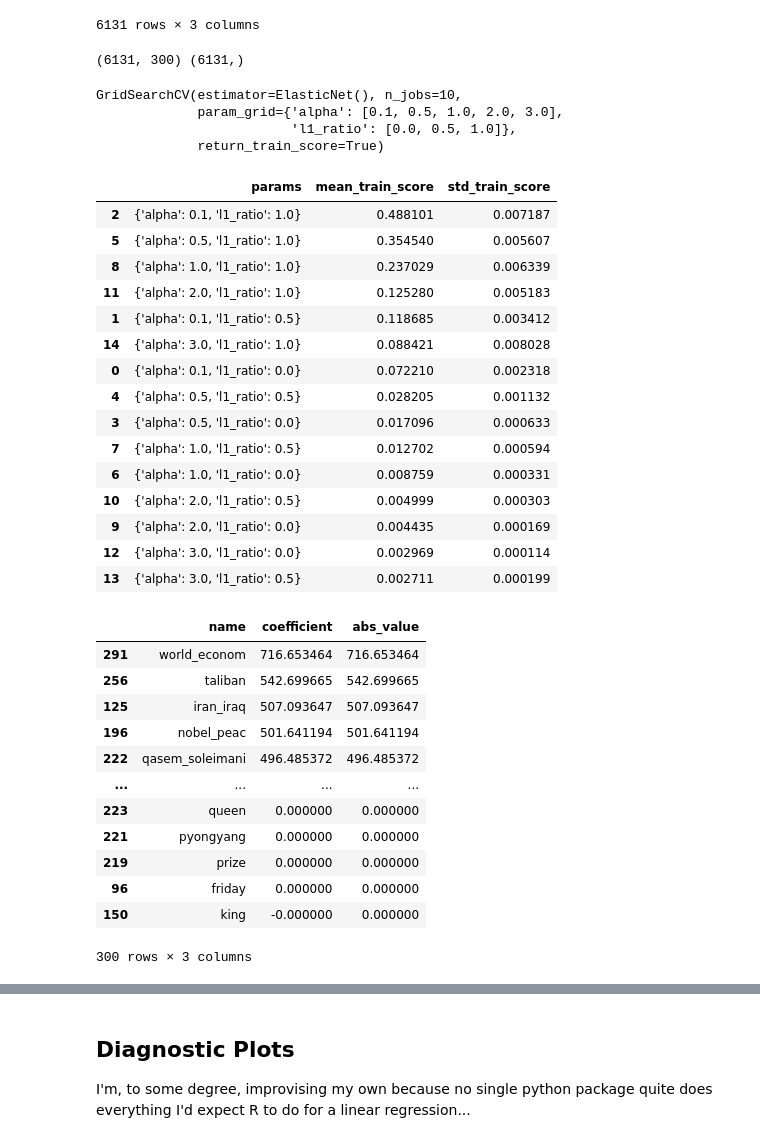
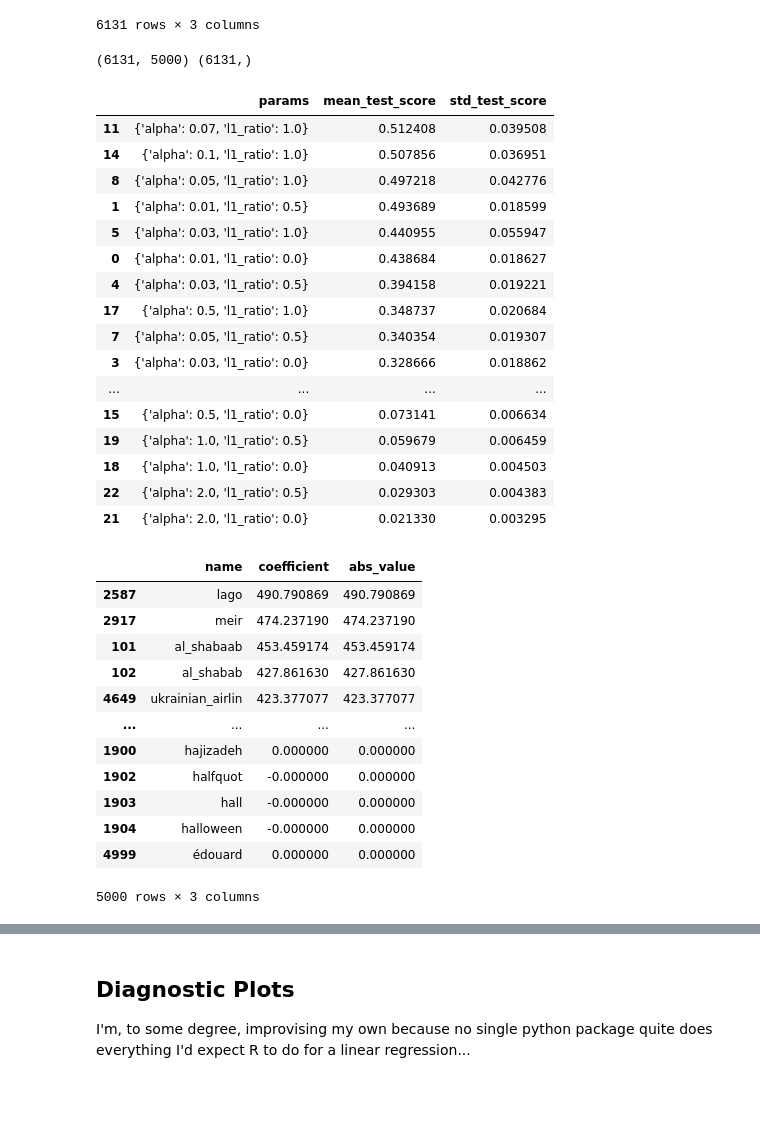
Before and after one commit to MartinChrisWood/news_crow, a Jupyter notebook: 07_ML_predict_size.ipynb, the cells around one changed output, grey strips where cells are left out. Cells and saved outputs as stored; diff of their text form; code cells hidden in the pictures; blank space fills up the shorter version.

```diff
--- a/07_ML_predict_size.ipynb
+++ b/07_ML_predict_size.ipynb
@@ -77,8 +81,8 @@ df[['cluster_size', 'tokens', 'phrased_tokens']]
 | 31392 | 584 | [faulti, mask, sent, uk, care, ho... | [faulti, mask, uk, care_home, fea... |
 6131 rows × 3 columns
 # %%
-vectorizer = TfidfVectorizer(decode_error="ignore",
-                             max_features=300)
+# vectorizer = TfidfVectorizer(decode_error="ignore", max_features=1000)
+vectorizer = CountVectorizer(decode_error="ignore", max_features=5000)
 
 # Create feature vectors
 X = vectorizer.fit_transform(df['phrased_tokens'].apply(" ".join))
@@ -92,13 +96,13 @@ print(X.shape, y.shape)
 # Split the data, save 'test' for final pass
 X_train, X_test, y_train, y_test = train_test_split(X, y, test_size=0.33, random_state=42)
 # %% [output]
-(6131, 300) (6131,)
+(6131, 5000) (6131,)
 # %%
-# Define the measurements we want to make
-scoring = {'MSE': make_scorer(mean_squared_error),
-           'MAE': make_scorer(mean_absolute_error)}
+# Define the measurements we want to make (GridSearch will default to MSE)
+#scoring = {'MSE': make_scorer(mean_squared_error),
+#           'MAE': make_scorer(mean_absolute_error)}
 
-parameters = {'alpha':[0.1, 0.5, 1.0, 2.0, 3.0],
+parameters = {'alpha':[0.01, 0.03, 0.05, 0.07, 0.1, 0.5, 1.0, 2.0],
               'l1_ratio': [0.0, 0.5, 1.0]}
 
 model = ElasticNet()
@@ -114,33 +118,29 @@ clf = GridSearchCV(estimator=model,
 clf.fit(X_train, y_train)
 
 y_pred = clf.predict(X_train)
-# %% [output]
-GridSearchCV(estimator=ElasticNet(), n_jobs=10,
-             param_grid={'alpha': [0.1, 0.5, 1.0, 2.0, 3.0],
-                         'l1_ratio': [0.0, 0.5, 1.0]},
-             return_train_score=True)
 # %%
 # Look at the performance of each hyperparameter combination
 pd.DataFrame(clf.cv_results_)\
-  [['params', 'mean_train_score', 'std_train_score']]\
-  .sort_values("mean_train_score", ascending=False)
+  [['params', 'mean_test_score', 'std_test_score']]\
+  .sort_values("mean_test_score", ascending=False)
 # %% [output]
-|  | params | mean_train_score | std_train_score |
-| 2 | {'alpha': 0.1, 'l1_ratio': 1.0} | 0.488101 | 0.007187 |
-| 5 | {'alpha': 0.5, 'l1_ratio': 1.0} | 0.354540 | 0.005607 |
-| 8 | {'alpha': 1.0, 'l1_ratio': 1.0} | 0.237029 | 0.006339 |
-| 11 | {'alpha': 2.0, 'l1_ratio': 1.0} | 0.125280 | 0.005183 |
-| 1 | {'alpha': 0.1, 'l1_ratio': 0.5} | 0.118685 | 0.003412 |
-| 14 | {'alpha': 3.0, 'l1_ratio': 1.0} | 0.088421 | 0.008028 |
-| 0 | {'alpha': 0.1, 'l1_ratio': 0.0} | 0.072210 | 0.002318 |
-| 4 | {'alpha': 0.5, 'l1_ratio': 0.5} | 0.028205 | 0.001132 |
-| 3 | {'alpha': 0.5, 'l1_ratio': 0.0} | 0.017096 | 0.000633 |
-| 7 | {'alpha': 1.0, 'l1_ratio': 0.5} | 0.012702 | 0.000594 |
-| 6 | {'alpha': 1.0, 'l1_ratio': 0.0} | 0.008759 | 0.000331 |
-| 10 | {'alpha': 2.0, 'l1_ratio': 0.5} | 0.004999 | 0.000303 |
-| 9 | {'alpha': 2.0, 'l1_ratio': 0.0} | 0.004435 | 0.000169 |
-| 12 | {'alpha': 3.0, 'l1_ratio': 0.0} | 0.002969 | 0.000114 |
-| 13 | {'alpha': 3.0, 'l1_ratio': 0.5} | 0.002711 | 0.000199 |
+|  | params | mean_test_score | std_test_score |
+| 11 | {'alpha': 0.07, 'l1_ratio': 1.0} | 0.512408 | 0.039508 |
+| 14 | {'alpha': 0.1, 'l1_ratio': 1.0} | 0.507856 | 0.036951 |
+| 8 | {'alpha': 0.05, 'l1_ratio': 1.0} | 0.497218 | 0.042776 |
+| 1 | {'alpha': 0.01, 'l1_ratio': 0.5} | 0.493689 | 0.018599 |
+| 5 | {'alpha': 0.03, 'l1_ratio': 1.0} | 0.440955 | 0.055947 |
+| 0 | {'alpha': 0.01, 'l1_ratio': 0.0} | 0.438684 | 0.018627 |
+| 4 | {'alpha': 0.03, 'l1_ratio': 0.5} | 0.394158 | 0.019221 |
+| 17 | {'alpha': 0.5, 'l1_ratio': 1.0} | 0.348737 | 0.020684 |
+| 7 | {'alpha': 0.05, 'l1_ratio': 0.5} | 0.340354 | 0.019307 |
+| 3 | {'alpha': 0.03, 'l1_ratio': 0.0} | 0.328666 | 0.018862 |
+| ... | ... | ... | ... |
+| 15 | {'alpha': 0.5, 'l1_ratio': 0.0} | 0.073141 | 0.006634 |
+| 19 | {'alpha': 1.0, 'l1_ratio': 0.5} | 0.059679 | 0.006459 |
+| 18 | {'alpha': 1.0, 'l1_ratio': 0.0} | 0.040913 | 0.004503 |
+| 22 | {'alpha': 2.0, 'l1_ratio': 0.5} | 0.029303 | 0.004383 |
+| 21 | {'alpha': 2.0, 'l1_ratio': 0.0} | 0.021330 | 0.003295 |
 # %%
 def help_get_coefs(fitted_model, feature_names):
     """
@@ -161,18 +161,18 @@ coef_table = help_get_coefs(clf.best_estimator_, list(vectorizer.get_feature_nam
 coef_table
 # %% [output]
 |  | name | coefficient | abs_value |
-| 291 | world_econom | 716.653464 | 716.653464 |
-| 256 | taliban | 542.699665 | 542.699665 |
-| 125 | iran_iraq | 507.093647 | 507.093647 |
-| 196 | nobel_peac | 501.641194 | 501.641194 |
-| 222 | qasem_soleimani | 496.485372 | 496.485372 |
+| 2587 | lago | 490.790869 | 490.790869 |
+| 2917 | meir | 474.237190 | 474.237190 |
+| 101 | al_shabaab | 453.459174 | 453.459174 |
+| 102 | al_shabab | 427.861630 | 427.861630 |
+| 4649 | ukrainian_airlin | 423.377077 | 423.377077 |
 | ... | ... | ... | ... |
-| 223 | queen | 0.000000 | 0.000000 |
-| 221 | pyongyang | 0.000000 | 0.000000 |
-| 219 | prize | 0.000000 | 0.000000 |
-| 96 | friday | 0.000000 | 0.000000 |
-| 150 | king | -0.000000 | 0.000000 |
+| 1900 | hajizadeh | 0.000000 | 0.000000 |
+| 1902 | halfquot | -0.000000 | 0.000000 |
+| 1903 | hall | -0.000000 | 0.000000 |
+| 1904 | halloween | -0.000000 | 0.000000 |
+| 4999 | édouard | 0.000000 | 0.000000 |
-300 rows × 3 columns
+5000 rows × 3 columns
 # %%
 # How many features ultimately selected?
 # (they're regularised to NEAR zero, so need a tolerance)
```
Also changed, not shown: parts of 14 cells of this notebook.
